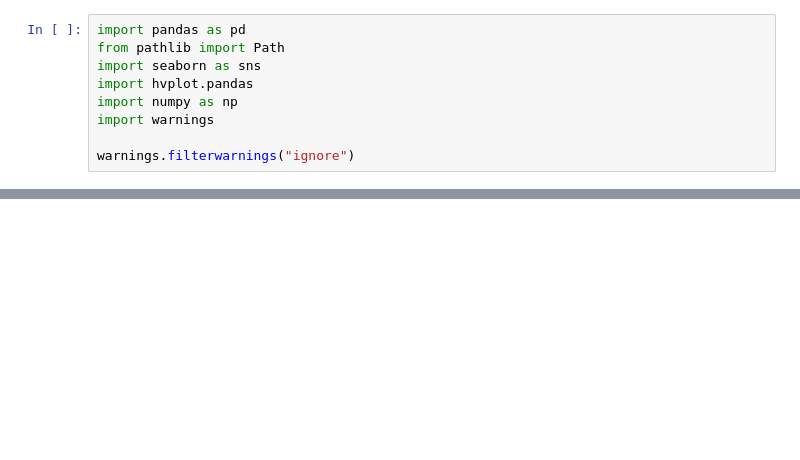
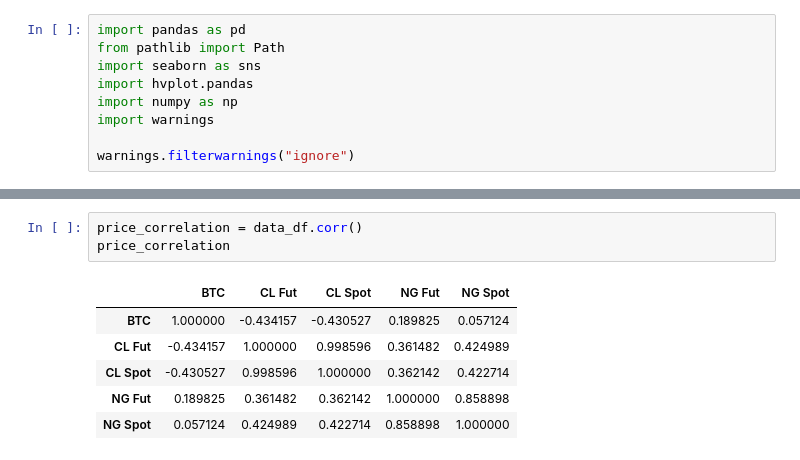
Before and after one commit to mdschulz1973/Planet_Express_IO, a Jupyter notebook: notebooks/MD_Plots.ipynb, the cells around one changed output, grey strips where cells are left out. Cells and saved outputs as stored; diff of their text form; blank space fills up the shorter version.

```diff
--- a/notebooks/MD_Plots.ipynb
+++ b/notebooks/MD_Plots.ipynb
@@ -29,0 +55,10 @@ cumulative_returns.plot(figsize=(15,10))
+# %%
+price_correlation = data_df.corr()
+price_correlation
+# %% [output]
+|  | BTC | CL Fut | CL Spot | NG Fut | NG Spot |
+| BTC | 1.000000 | -0.434157 | -0.430527 | 0.189825 | 0.057124 |
+| CL Fut | -0.434157 | 1.000000 | 0.998596 | 0.361482 | 0.424989 |
+| CL Spot | -0.430527 | 0.998596 | 1.000000 | 0.362142 | 0.422714 |
+| NG Fut | 0.189825 | 0.361482 | 0.362142 | 1.000000 | 0.858898 |
+| NG Spot | 0.057124 | 0.424989 | 0.422714 | 0.858898 | 1.000000 |
```
Also changed, not shown: parts of 7 cells of this notebook.
